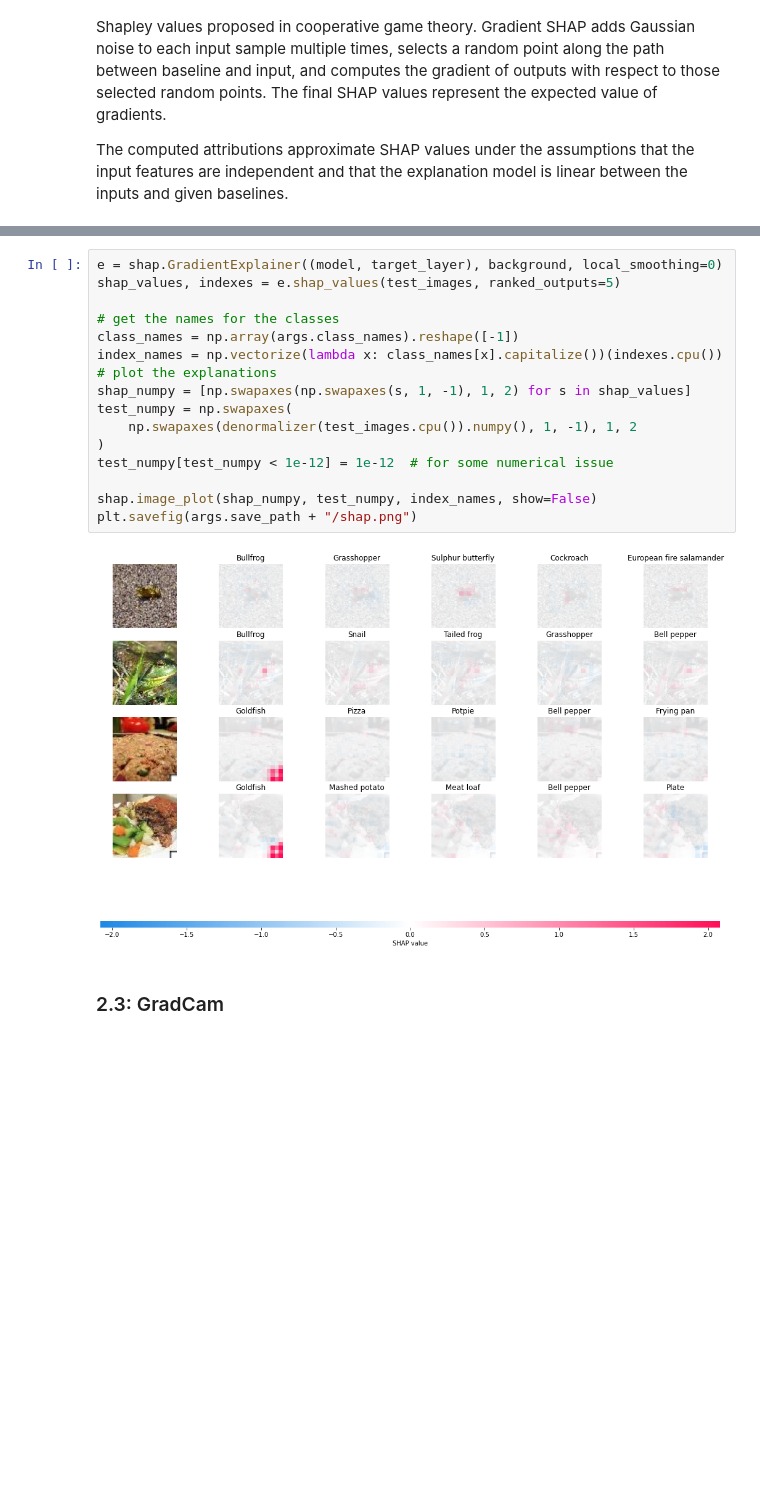
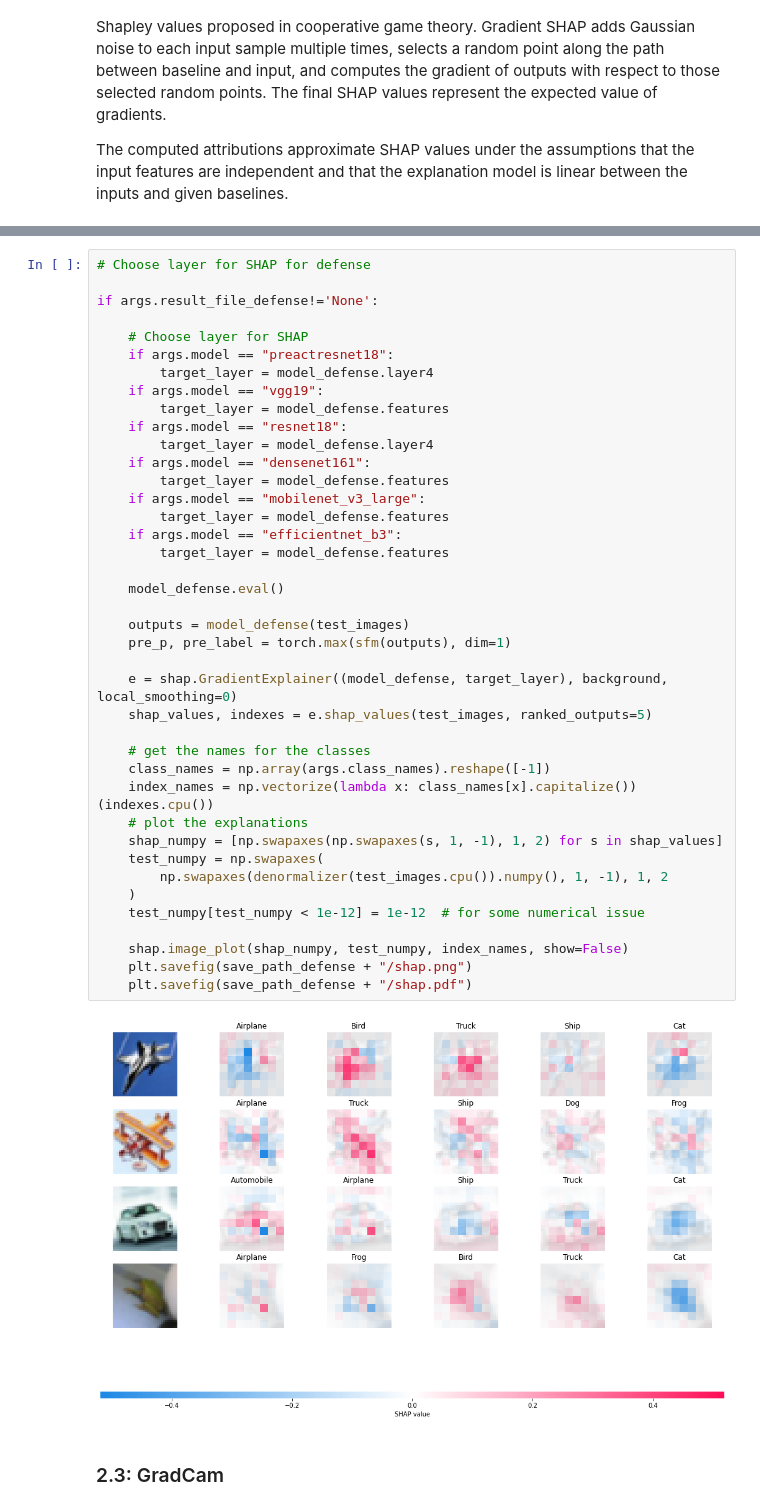
Before and after one commit to SCLBD/BackdoorBench, a Jupyter notebook: visualization/Visualization_demo.ipynb, the cells around one changed output, grey strips where cells are left out. Cells and saved outputs as stored; diff of their text form; blank space fills up the shorter version.

```diff
--- a/visualization/Visualization_demo.ipynb
+++ b/visualization/Visualization_demo.ipynb
@@ -302,20 +485,44 @@ pre_p, pre_label = torch.max(sfm(outputs), dim=1)
 # %%
-e = shap.GradientExplainer((model, target_layer), background, local_smoothing=0)
-shap_values, indexes = e.shap_values(test_images, ranked_outputs=5)
+# Choose layer for SHAP for defense
 
-# get the names for the classes
-class_names = np.array(args.class_names).reshape([-1])
-index_names = np.vectorize(lambda x: class_names[x].capitalize())(indexes.cpu())
-# plot the explanations
-shap_numpy = [np.swapaxes(np.swapaxes(s, 1, -1), 1, 2) for s in shap_values]
-test_numpy = np.swapaxes(
-    np.swapaxes(denormalizer(test_images.cpu()).numpy(), 1, -1), 1, 2
-)
-test_numpy[test_numpy < 1e-12] = 1e-12  # for some numerical issue
+if args.result_file_defense!='None':
 
-shap.image_plot(shap_numpy, test_numpy, index_names, show=False)
-plt.savefig(args.save_path + "/shap.png")
+    # Choose layer for SHAP
+    if args.model == "preactresnet18":
+        target_layer = model_defense.layer4
+    if args.model == "vgg19":
+        target_layer = model_defense.features
+    if args.model == "resnet18":
+        target_layer = model_defense.layer4
+    if args.model == "densenet161":
+        target_layer = model_defense.features
+    if args.model == "mobilenet_v3_large":
+        target_layer = model_defense.features
+    if args.model == "efficientnet_b3":
+        target_layer = model_defense.features
+
+    model_defense.eval()
+
+    outputs = model_defense(test_images)
+    pre_p, pre_label = torch.max(sfm(outputs), dim=1)
+
+    e = shap.GradientExplainer((model_defense, target_layer), background, local_smoothing=0)
+    shap_values, indexes = e.shap_values(test_images, ranked_outputs=5)
+
+    # get the names for the classes
+    class_names = np.array(args.class_names).reshape([-1])
+    index_names = np.vectorize(lambda x: class_names[x].capitalize())(indexes.cpu())
+    # plot the explanations
+    shap_numpy = [np.swapaxes(np.swapaxes(s, 1, -1), 1, 2) for s in shap_values]
+    test_numpy = np.swapaxes(
+        np.swapaxes(denormalizer(test_images.cpu()).numpy(), 1, -1), 1, 2
+    )
+    test_numpy[test_numpy < 1e-12] = 1e-12  # for some numerical issue
+
+    shap.image_plot(shap_numpy, test_numpy, index_names, show=False)
+    plt.savefig(save_path_defense + "/shap.png")
+    plt.savefig(save_path_defense + "/shap.pdf")
 # %% [output]
-[figure, old version]
+[figure, new version]
 # %% [markdown]
 ### 2.3: GradCam
```
Also changed, not shown: parts of 16 cells of this notebook, 5 other files.
